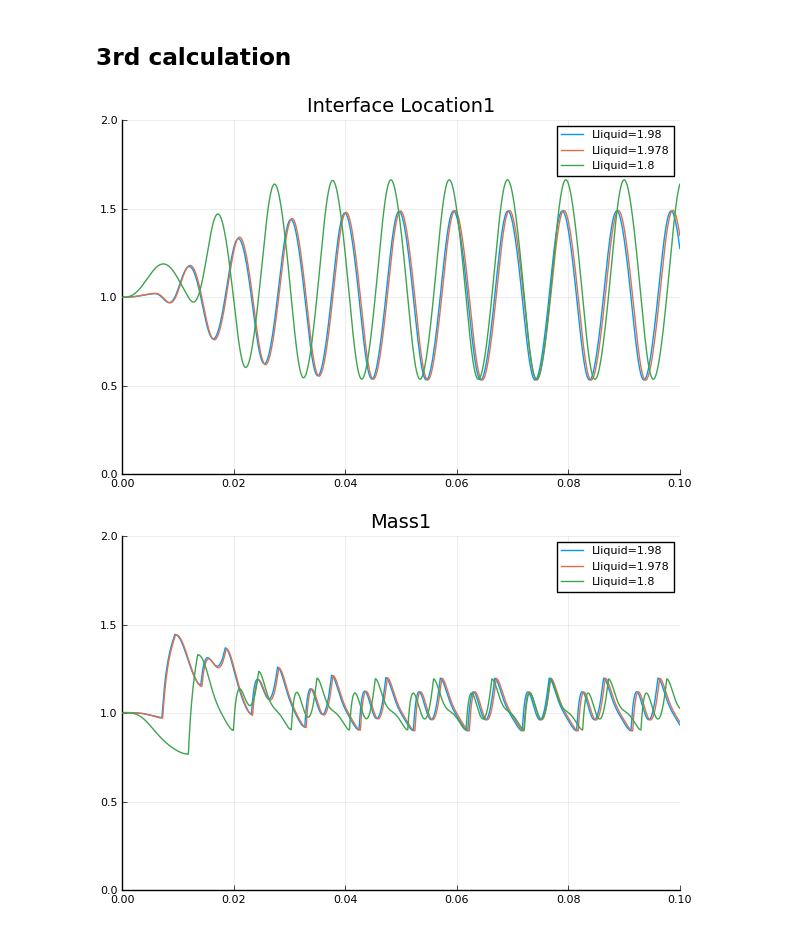
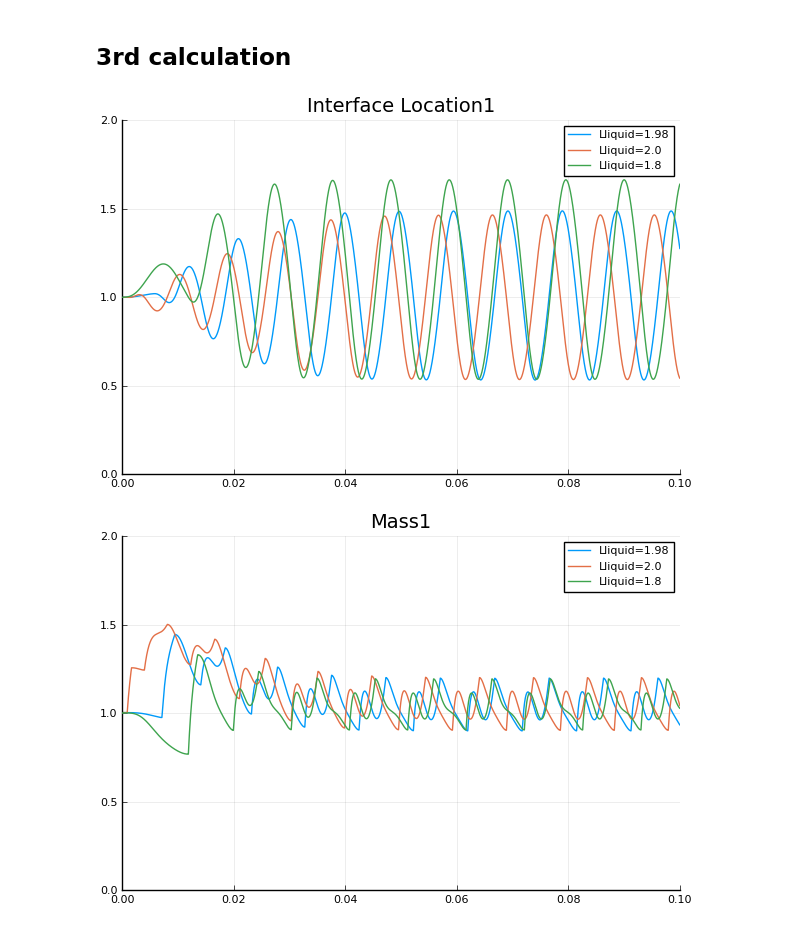
Before and after one commit to liyuxuan48/OneDThermalFlow, a Jupyter notebook: examples/sensitivity/U shape PHP dynamics liquid length sensitivity.ipynb, the cells around one changed output. Drawn from its saved outputs; the diff is of its cells as text; code cells hidden in the pictures.

Commit message:
Lliquid=1.978->2

```diff
--- a/examples/sensitivity/U shape PHP dynamics liquid length sensitivity.ipynb
+++ b/examples/sensitivity/U shape PHP dynamics liquid length sensitivity.ipynb
@@ -160,7 +160,7 @@ result1=soltoResult(sol,sys0);
 # %% [markdown]
 ## 2nd calculation
 # %%
-X0 = [(1,3-0.022)]
+X0 = [(1.0,2.9999)]
 liquids=LiquidSlug(γ,ω0,℘,X0,dXdt0)
 
 sys0 = PHPSystem(tube,evap,cond,liquids,vapors)
@@ -199,15 +199,15 @@ sol = solve(prob, RK4(), adaptive=false, dt=tstep);
 result3=soltoResult(sol,sys0);
 # %%
 plot(result1.t,result1.Xp[1],label="Lliquid=1.98")
-plot!(result2.t,result2.Xp[1],label="Lliquid=1.978")
+plot!(result2.t,result2.Xp[1],label="Lliquid=2.0")
 plot!(result3.t,result3.Xp[1],label="Lliquid=1.8",xlim=(0.0,0.1),ylim=(0.0,2.0),title="Interface Location1")
 # %% [output]
-[figure, old version]
+[figure, new version]
 # %%
 plot(result1.t,result1.M[1],label="Lliquid=1.98")
-plot!(result2.t,result2.M[1],label="Lliquid=1.978")
+plot!(result2.t,result2.M[1],label="Lliquid=2.0")
 plot!(result3.t,result3.M[1],label="Lliquid=1.8",xlim=(0.0,0.1),ylim=(0.0,2.0),title="Mass1")
 # %% [output]
-[figure, old version]
+[figure, new version]
 # %%
 plot(result1.t,result1.P[1],label="Lliquid=1.98")
```
Also changed, not shown: parts of 4 cells of this notebook.
